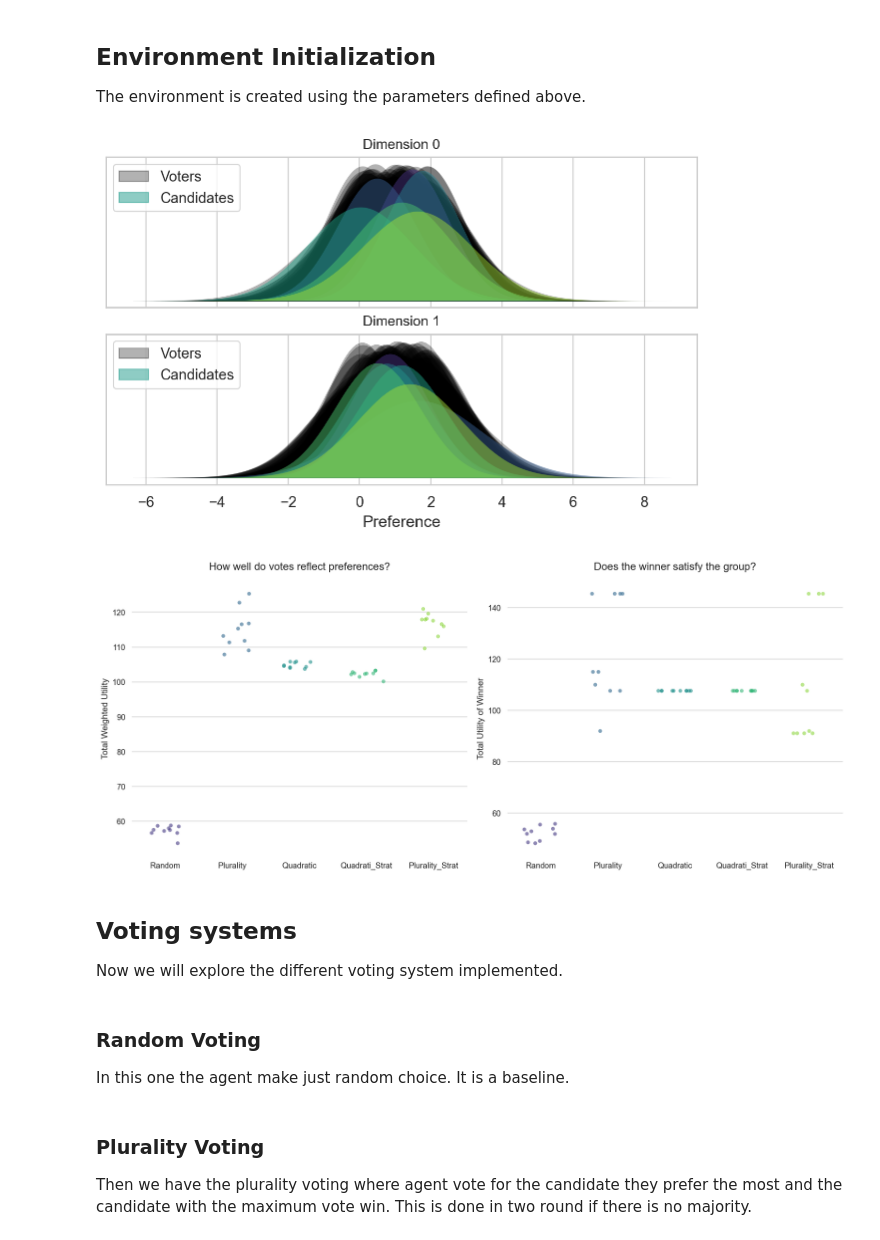
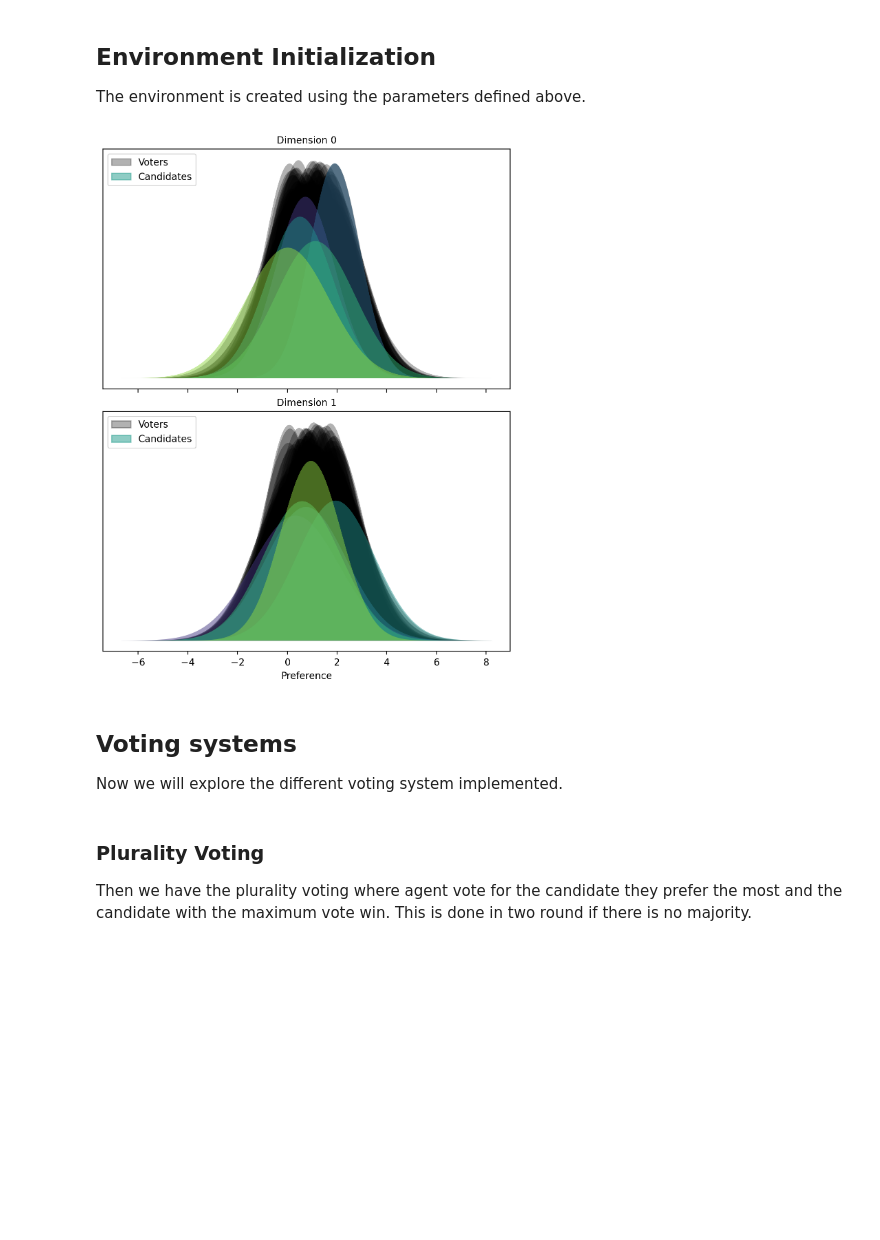
Before and after one commit to centre-for-humanities-computing/european-city-inference, a Jupyter notebook: notebooks/tutorial_2_voting_system.ipynb, the cells around one changed output. Saved outputs shown, nothing was run; the diff lists cells and outputs as text; code cells hidden in the pictures; blank space fills up the shorter version.

Commit message:
Align tutorials with new voting API

```diff
--- a/notebooks/tutorial_2_voting_system.ipynb
+++ b/notebooks/tutorial_2_voting_system.ipynb
@@ -28,10 +28,10 @@ The simulation constants are defined here.
 # %%
 config = EnvConfig(
     num_voters=100,
-    num_candidates=6,
+    num_candidates=5,
     num_preferences=4,
 )
-NUM_SIMULATIONS = 10  # Number of simulation steps
+NUM_SIMULATIONS = 100_000  # Number of simulation steps
 # %% [markdown]
 ## Environment Initialization
 The environment is created using the parameters defined above.
@@ -40,18 +40,13 @@ The environment is created using the parameters defined above.
 env = Environment(config)
 env.num_simulations = NUM_SIMULATIONS
 env._run_multi_agent_inference()
+# %%
+data = _extract_env_data_vectorized(env)
 # %%
-fig, ax = plot_preference(env)
+fig, ax = plot_preference(data)
 fig.show()
 # %% [output]
-[figure, old version]
+[figure, new version]
-# %%
-fig[0].savefig("preference.png", dpi=150, bbox_inches="tight")
-# %% [output]
-[figure, removed]
 # %% [markdown]
 ## Voting systems
 Now we will explore the different voting system implemented.
-# %% [markdown]
-### Random Voting
-In this one the agent make just random choice. It is a baseline.
```
Also changed, not shown: parts of 5 cells of this notebook.
